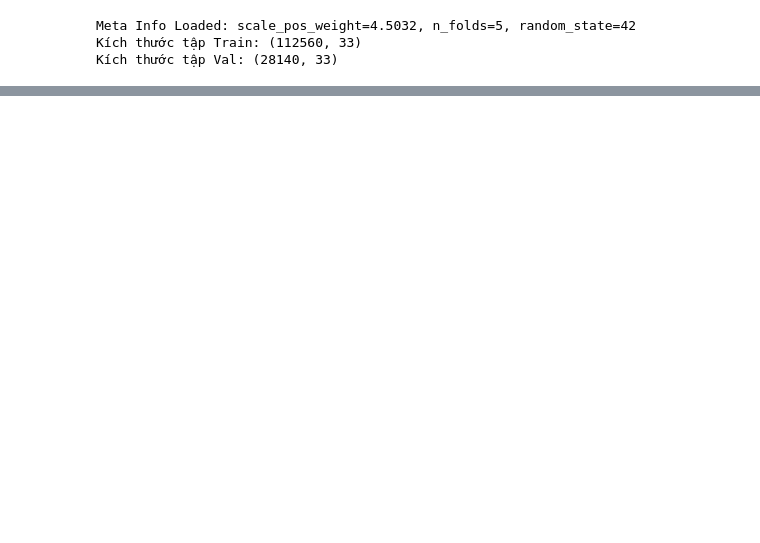
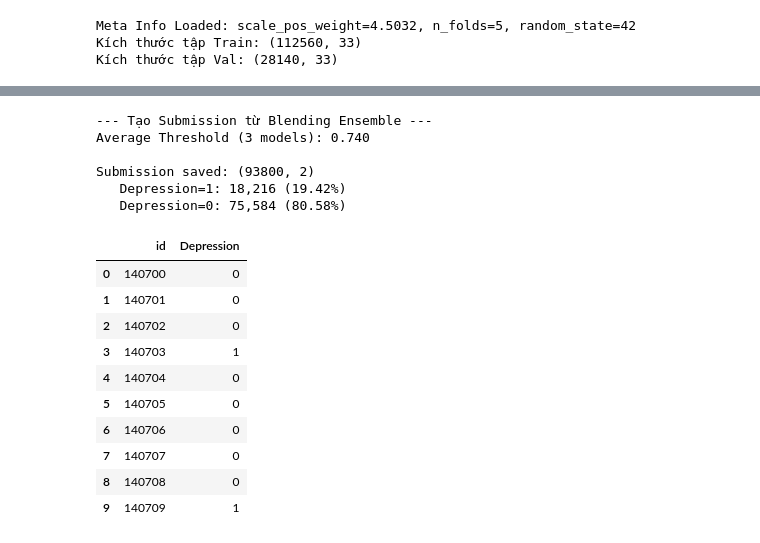
Before and after one commit to s4lt1f0l/Exploring-Mental-Health-Data, a Jupyter notebook: notebooks/04-boosting-models.ipynb, the cells around one changed output, grey strips where cells are left out. Saved outputs shown, nothing was run; the diff lists cells and outputs as text; code cells hidden in the pictures; blank space fills up the shorter version.

```diff
--- a/notebooks/04-boosting-models.ipynb
+++ b/notebooks/04-boosting-models.ipynb
@@ -351,0 +1313,56 @@ Validation F1-Score: 0.83208
+# %%
+print("\n--- Tạo Submission từ Blending Ensemble ---")
+
+# Load test data
+X_test = pd.read_pickle(f"{DATA_DIR}/test_tree_ready.pkl")
+test_ids = pd.read_pickle(f"{DATA_DIR}/y_train.pkl")  # placeholder — lấy từ test gốc
+test_df = pd.read_csv(f"../data/raw/test.csv")
+test_ids = test_df['id'].values
+X_test['KFOLD'] = 0
+
+# ── Ensemble: Blending (unweighted average) ────────────────────────
+prob_xgb = xgb_final.predict_proba(X_test)[:, 1]
+prob_lgb = lgb_final.predict_proba(X_test)[:, 1]
+prob_cat = cat_final.predict_proba(X_test)[:, 1]
+
+# Average
+prob_blend = (prob_xgb + prob_lgb + prob_cat) / 3
+
+# Threshold trung bình
+avg_threshold = (best_t_xgb + best_t_lgb + best_t_cat) / 3
+print(f"Average Threshold (3 models): {avg_threshold:.3f}")
+
+# Predictions
+pred_blend = (prob_blend >= avg_threshold).astype(int)
+
+# ── Tạo submission ─────────────────────────────────────────────────
+submission = pd.DataFrame({
+    'id'          : test_ids,
+    'Depression'  : pred_blend
+})
+
+# Lưu submission
+submission.to_csv(os.path.join(MODEL_DIR, 'submission.csv'), index=False)
+print(f"\nSubmission saved: {submission.shape}")
+print(f"   Depression=1: {pred_blend.sum():,} ({pred_blend.mean()*100:.2f}%)")
+print(f"   Depression=0: {(1-pred_blend).sum():,} ({(1-pred_blend).mean()*100:.2f}%)")
+
+display(submission.head(10))
+# %% [output]
+--- Tạo Submission từ Blending Ensemble ---
+Average Threshold (3 models): 0.740
+
+Submission saved: (93800, 2)
+   Depression=1: 18,216 (19.42%)
+   Depression=0: 75,584 (80.58%)
+|  | id | Depression |
+| 0 | 140700 | 0 |
+| 1 | 140701 | 0 |
+| 2 | 140702 | 0 |
+| 3 | 140703 | 1 |
+| 4 | 140704 | 0 |
+| 5 | 140705 | 0 |
+| 6 | 140706 | 0 |
+| 7 | 140707 | 0 |
+| 8 | 140708 | 0 |
+| 9 | 140709 | 1 |
```
Also changed, not shown: parts of 41 cells of this notebook, 2 other files.
